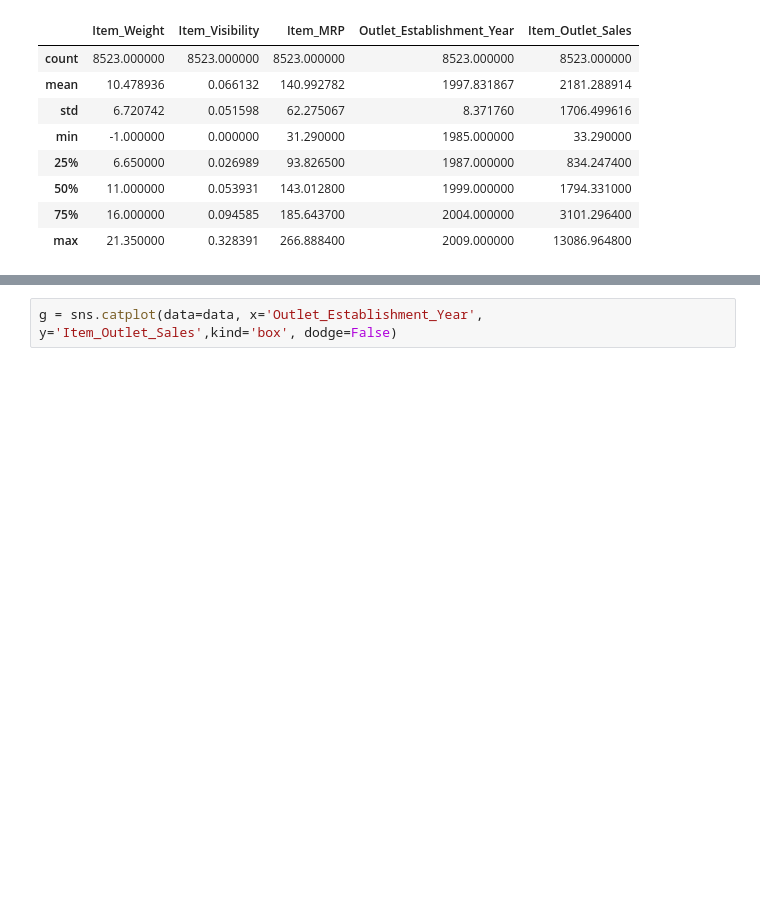
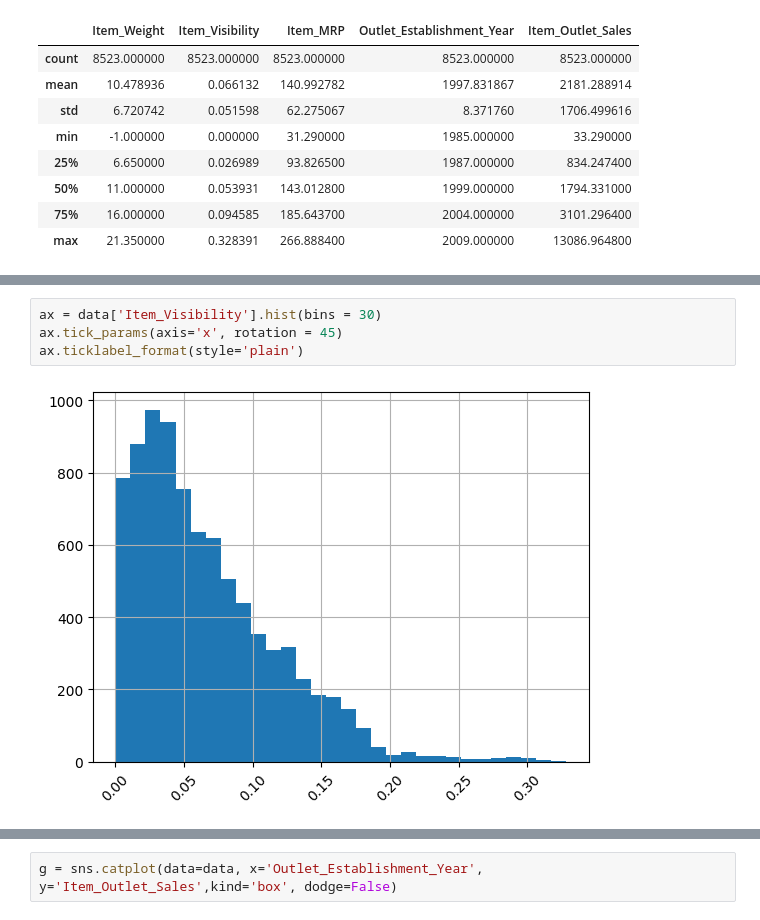
Before and after one commit to Sly-hexr/Prediction-of-Product-Sales, a Jupyter notebook: Prediction_of_product_sales(3).ipynb, the cells around one changed output, grey strips where cells are left out. Cells and saved outputs as stored; diff of their text form; blank space fills up the shorter version.

```diff
--- a/Prediction_of_product_sales(3).ipynb
+++ b/Prediction_of_product_sales(3).ipynb
@@ -227,0 +218,6 @@ dtype: int64
+# %%
+ax = data['Item_Visibility'].hist(bins = 30)
+ax.tick_params(axis='x', rotation = 45)
+ax.ticklabel_format(style='plain')
+# %% [output]
+[figure, added]
```
Also changed, not shown: parts of 19 cells of this notebook.
